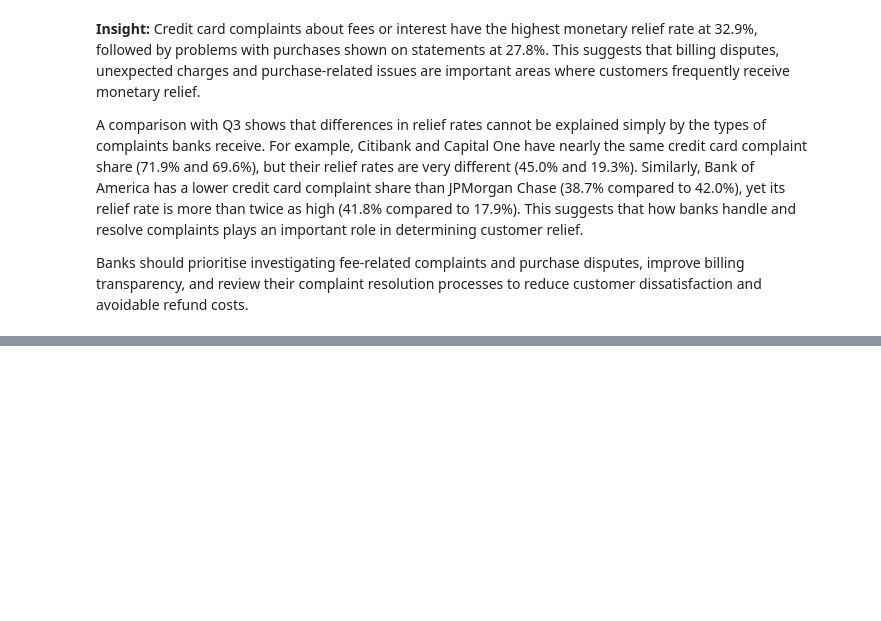
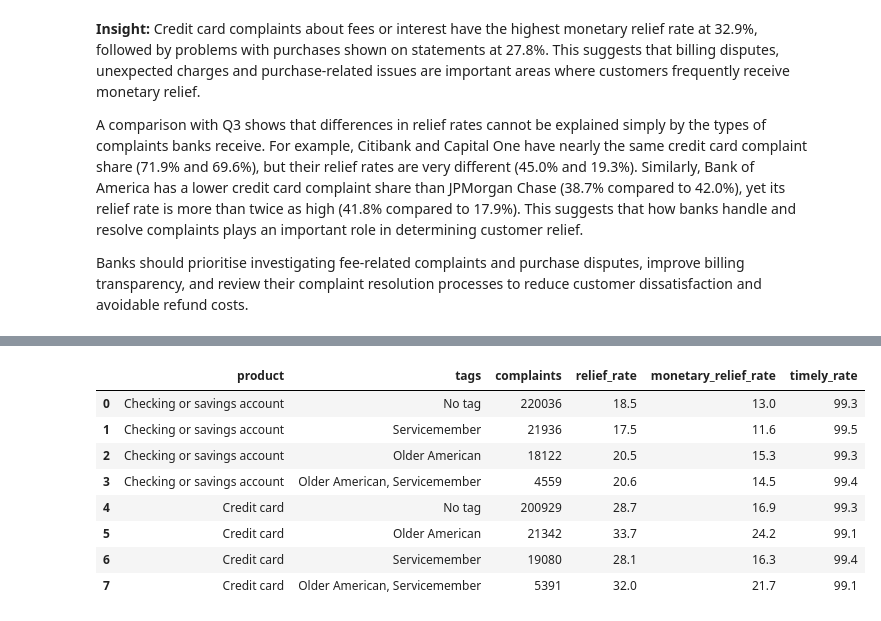
Before and after one commit to shatabdi-kashyap/bank-complaints-analysis, a Jupyter notebook: notebooks/05_sql_analysis.ipynb, the cells around one changed output, grey strips where cells are left out. Saved outputs shown, nothing was run; the diff lists cells and outputs as text; code cells hidden in the pictures; blank space fills up the shorter version.

Commit message:
Fix 'None' read as missing; SQL Q5: protected groups

```diff
--- a/notebooks/05_sql_analysis.ipynb
+++ b/notebooks/05_sql_analysis.ipynb
@@ -286,0 +316,32 @@ Banks should prioritise investigating fee-related complaints and purchase disput
+# %%
+q("""
+SELECT
+    product,
+    tags,
+    COUNT(*) AS complaints,
+    ROUND(
+        100.0 * SUM(got_relief) /
+        NULLIF(SUM(is_closed), 0), 1
+    ) AS relief_rate,
+    ROUND(
+        100.0 * SUM(got_monetary_relief) /
+        NULLIF(SUM(is_closed), 0), 1
+    ) AS monetary_relief_rate,
+    ROUND(
+        100.0 * SUM(is_timely) /
+        COUNT(*), 1
+    ) AS timely_rate
+FROM complaints
+GROUP BY product, tags
+ORDER BY product, complaints DESC;
+""")
+# %% [output]
+|  | product | tags | complaints | relief_rate | monetary_relief_rate | timely_rate |
+| 0 | Checking or savings account | No tag | 220036 | 18.5 | 13.0 | 99.3 |
+| 1 | Checking or savings account | Servicemember | 21936 | 17.5 | 11.6 | 99.5 |
+| 2 | Checking or savings account | Older American | 18122 | 20.5 | 15.3 | 99.3 |
+| 3 | Checking or savings account | Older American, Servicemember | 4559 | 20.6 | 14.5 | 99.4 |
+| 4 | Credit card | No tag | 200929 | 28.7 | 16.9 | 99.3 |
+| 5 | Credit card | Older American | 21342 | 33.7 | 24.2 | 99.1 |
+| 6 | Credit card | Servicemember | 19080 | 28.1 | 16.3 | 99.4 |
+| 7 | Credit card | Older American, Servicemember | 5391 | 32.0 | 21.7 | 99.1 |
```
Also changed, not shown: parts of 3 cells of this notebook.
